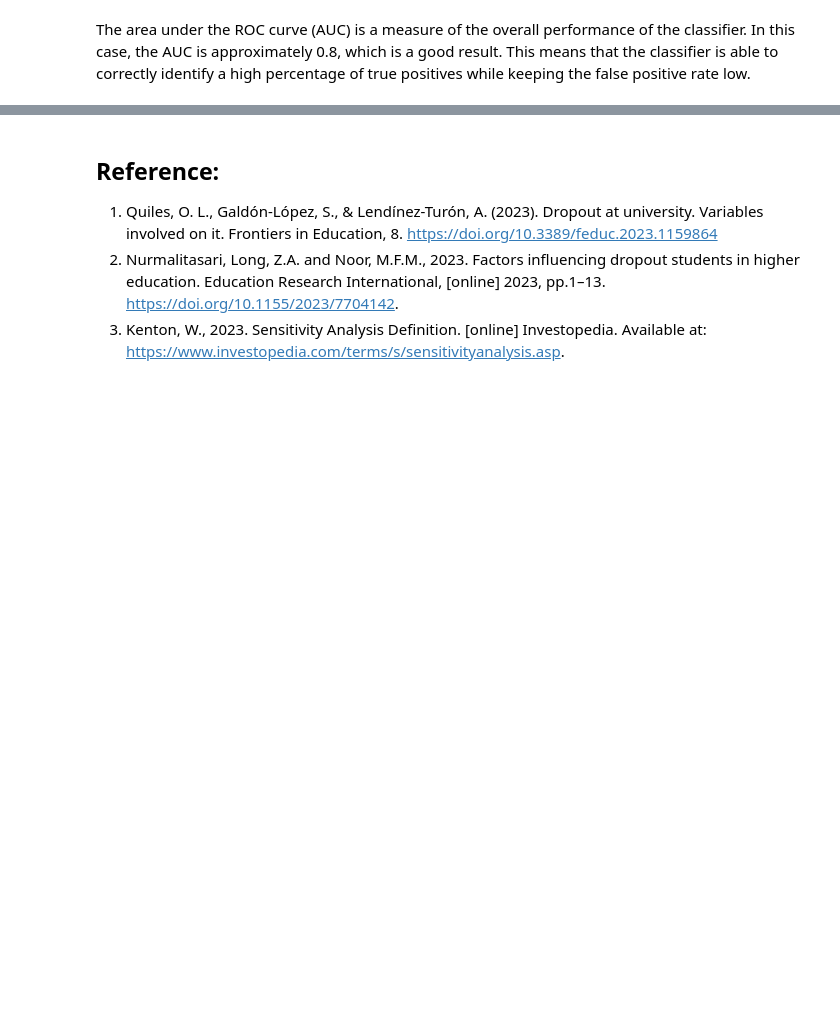
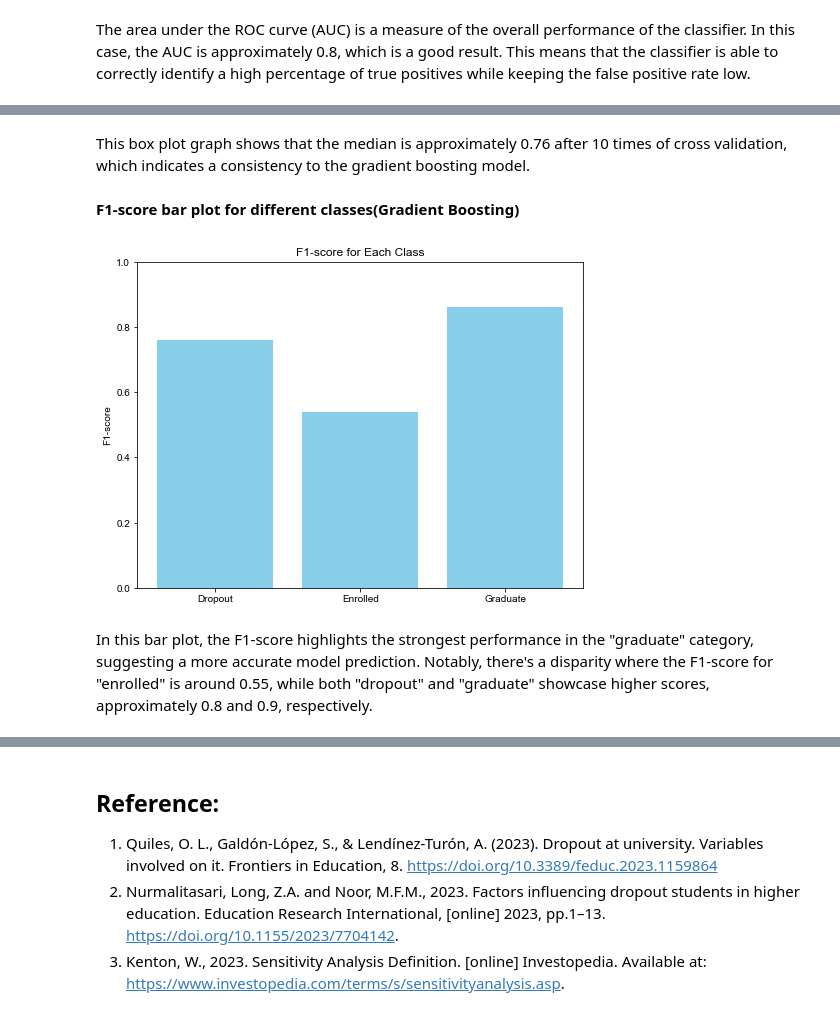
Before and after one commit to Henry-0810/Data-Analysis, a Jupyter notebook: Project/DropOutRate.ipynb, the cells around one changed output, grey strips where cells are left out. Drawn from its saved outputs; the diff is of its cells as text; code cells hidden in the pictures; blank space fills up the shorter version.

```diff
--- a/Project/DropOutRate.ipynb
+++ b/Project/DropOutRate.ipynb
@@ -524,0 +527,18 @@ plt.show()
+# %% [markdown]
+This box plot graph shows that the median is approximately 0.76 after 10 times of cross validation, which indicates a consistency to the gradient boosting model.
+# %% [markdown]
+**F1-score bar plot for different classes(Gradient Boosting)**
+# %%
+f1_scores = [0.76, 0.54, 0.86] # got it from classification report
+classes = ['Dropout', 'Enrolled', 'Graduate']
+
+plt.figure(figsize=(8, 6))
+plt.bar(classes, f1_scores, color='skyblue')
+plt.ylabel('F1-score')
+plt.title('F1-score for Each Class')
+plt.ylim(0, 1)
+plt.show()
+# %% [output]
+[figure, added]
+# %% [markdown]
+In this bar plot, the F1-score highlights the strongest performance in the "graduate" category, suggesting a more accurate model prediction. Notably, there's a disparity where the F1-score for "enrolled" is around 0.55, while both "dropout" and "graduate" showcase higher scores, approximately 0.8 and 0.9, respectively.
```
Also changed, not shown: parts of 17 cells of this notebook.
